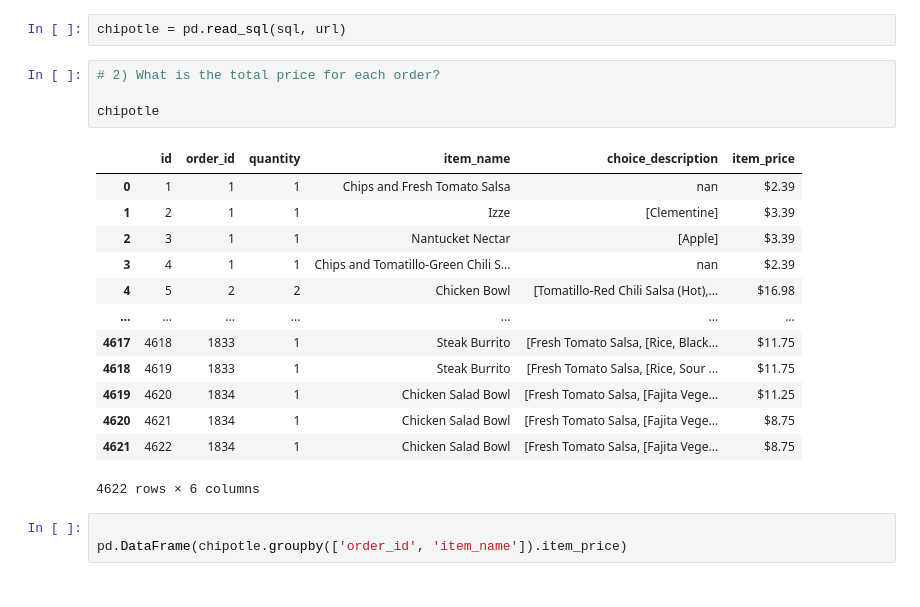
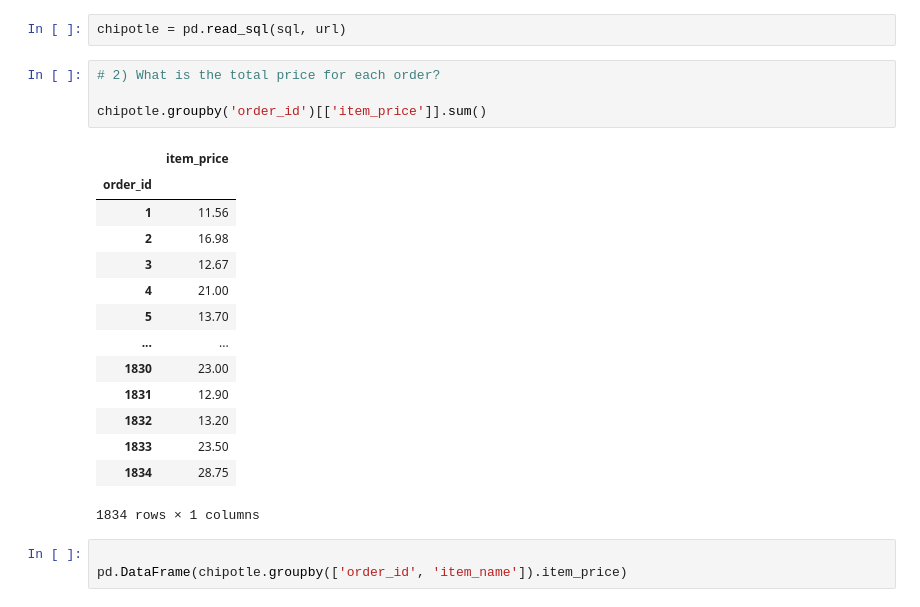
Before and after one commit to dlmitc3/numpy-pandas-visualization-exercises, a Jupyter notebook: advanced_dataframes.ipynb, the cells around one changed output. Saved outputs shown, nothing was run; the diff lists cells and outputs as text.

```diff
--- a/advanced_dataframes.ipynb
+++ b/advanced_dataframes.ipynb
@@ -152,21 +152,22 @@ chipotle = pd.read_sql(sql, url)
 # %%
 # 2) What is the total price for each order?
 
-chipotle
+chipotle.groupby('order_id')[['item_price']].sum()
 # %% [output]
-|  | id | order_id | quantity | item_name | choice_description | item_price |
-| 0 | 1 | 1 | 1 | Chips and Fresh Tomato Salsa | nan | $2.39 |
-| 1 | 2 | 1 | 1 | Izze | [Clementine] | $3.39 |
-| 2 | 3 | 1 | 1 | Nantucket Nectar | [Apple] | $3.39 |
-| 3 | 4 | 1 | 1 | Chips and Tomatillo-Green Chili S... | nan | $2.39 |
-| 4 | 5 | 2 | 2 | Chicken Bowl | [Tomatillo-Red Chili Salsa (Hot),... | $16.98 |
-| ... | ... | ... | ... | ... | ... | ... |
-| 4617 | 4618 | 1833 | 1 | Steak Burrito | [Fresh Tomato Salsa, [Rice, Black... | $11.75 |
-| 4618 | 4619 | 1833 | 1 | Steak Burrito | [Fresh Tomato Salsa, [Rice, Sour ... | $11.75 |
-| 4619 | 4620 | 1834 | 1 | Chicken Salad Bowl | [Fresh Tomato Salsa, [Fajita Vege... | $11.25 |
-| 4620 | 4621 | 1834 | 1 | Chicken Salad Bowl | [Fresh Tomato Salsa, [Fajita Vege... | $8.75 |
-| 4621 | 4622 | 1834 | 1 | Chicken Salad Bowl | [Fresh Tomato Salsa, [Fajita Vege... | $8.75 |
+|  | item_price |
+| order_id |  |
+| 1 | 11.56 |
+| 2 | 16.98 |
+| 3 | 12.67 |
+| 4 | 21.00 |
+| 5 | 13.70 |
+| ... | ... |
+| 1830 | 23.00 |
+| 1831 | 12.90 |
+| 1832 | 13.20 |
+| 1833 | 23.50 |
+| 1834 | 28.75 |
-4622 rows × 6 columns
+1834 rows × 1 columns
 # %%
 
 pd.DataFrame(chipotle.groupby(['order_id', 'item_name']).item_price)
```
Also changed, not shown: parts of 1 cell of this notebook.
